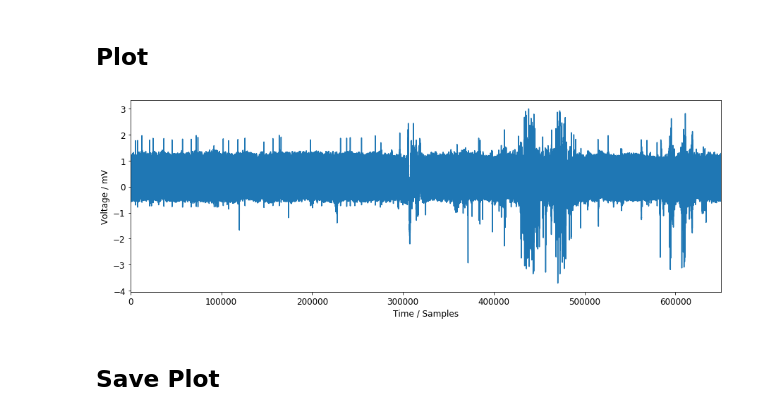
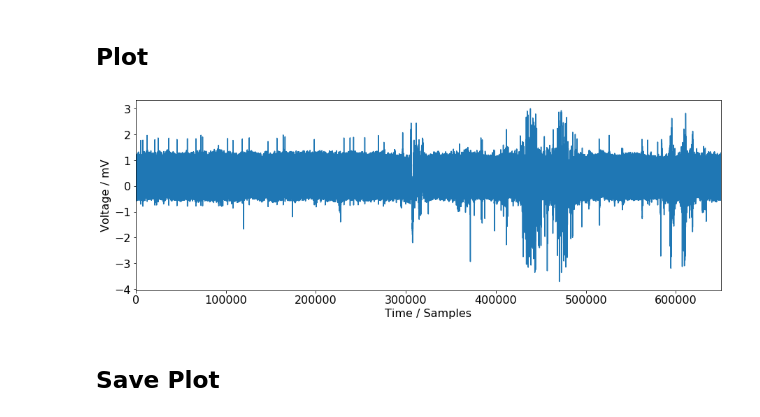
Before and after one commit to jchromik/qrs-certainty, a Jupyter notebook: notebooks/Voltage Amplitude Variation.ipynb, the cells around one changed output. Cells and saved outputs as stored; diff of their text form; code cells hidden in the pictures.

```diff
--- a/notebooks/Voltage Amplitude Variation.ipynb
+++ b/notebooks/Voltage Amplitude Variation.ipynb
@@ -14,17 +14,17 @@ record = wfdb.rdrecord(signal_path)
 ## Plot
 # %%
 import matplotlib.pyplot as plt
-plt.rcParams.update({"font.size": 12})
+plt.rcParams.update({"font.size": 16})
 
 fig, ax = plt.subplots()
 fig.set_size_inches(15,5)
 
 ax.plot(record.p_signal[:,0])
 ax.set_xlabel("Time / Samples")
 ax.set_ylabel("Voltage / mV")
 ax.autoscale(enable=True, axis='x', tight=True)
 # %% [output]
-[figure, old version]
+[figure, new version]
 # %% [markdown]
 ## Save Plot
 # %%
```
Also changed, not shown: 8 other files.
